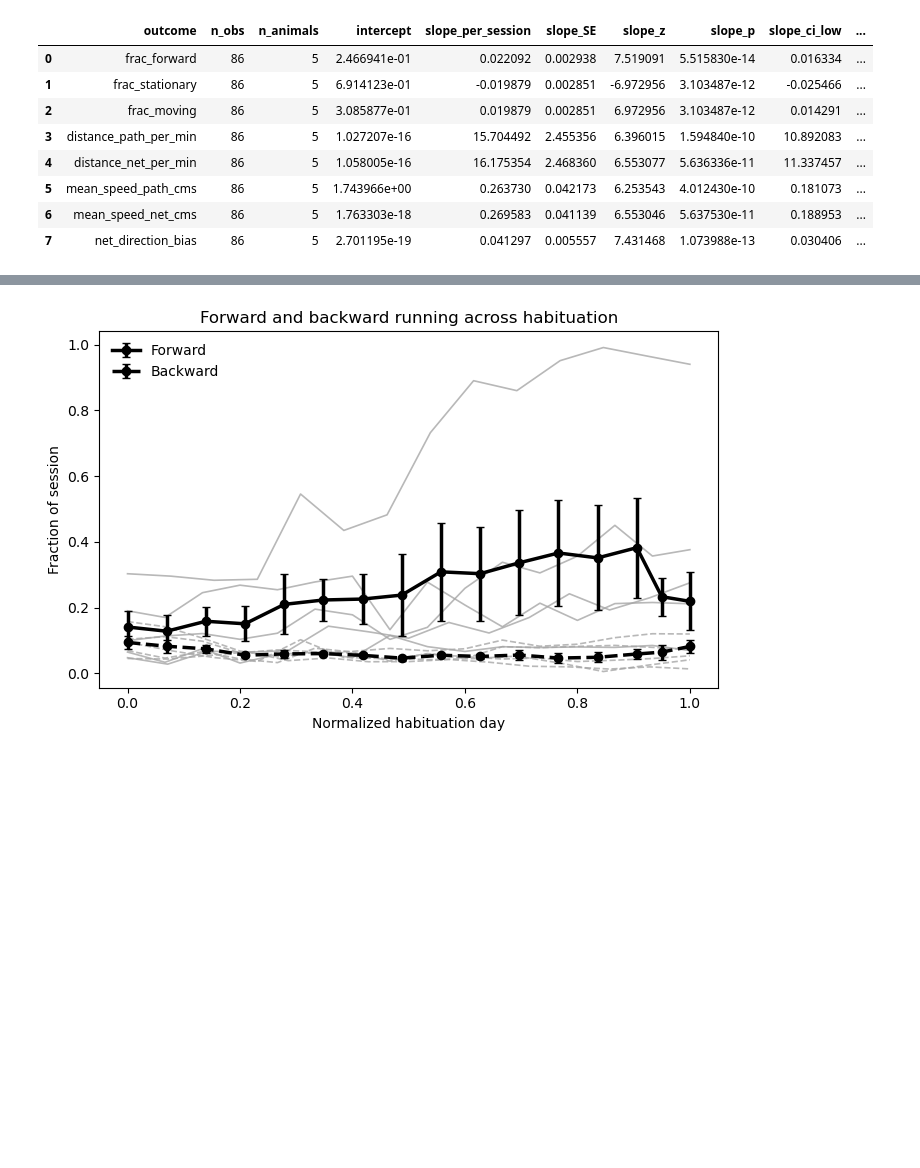
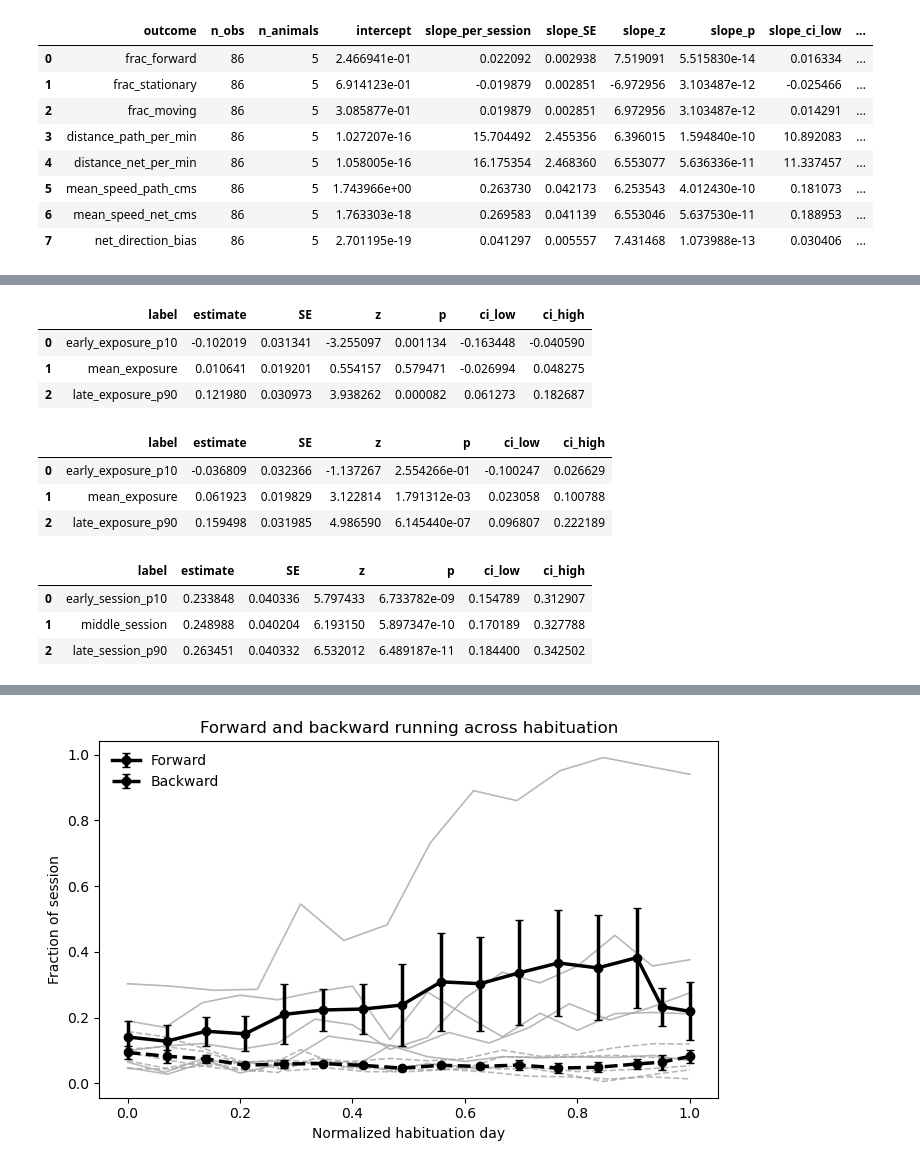
Before and after one commit to neuromomentumlab/Classical_Conditioning_Air_Wheel, a Jupyter notebook: Python/notebooks/habituation_analysis.ipynb, the cells around one changed output, grey strips where cells are left out. Saved outputs shown, nothing was run; the diff lists cells and outputs as text; code cells hidden in the pictures; blank space fills up the shorter version.

Commit message:
Habituation Analysis

```diff
--- a/Python/notebooks/habituation_analysis.ipynb
+++ b/Python/notebooks/habituation_analysis.ipynb
@@ -682,0 +757,22 @@ hab_lme_table
+# %%
+hab_sample_df = prepare_habituation_regular_sampling_df(
+    encoder_epoch_df,
+    outcome="frac_forward",
+    keep_overlap=True,
+)
+
+m_hab_sample_forward = smf.mixedlm(
+    "frac_forward ~ exposure_session_c * session_time_10m_c",
+    data=hab_sample_df,
+    groups=hab_sample_df["animal"],
+    re_formula="1",
+    vc_formula={
+        "animal_day": "0 + C(animal_day)"
+    }
+).fit(
+    reml=False,
+    method="lbfgs",
+    maxiter=1000,
+)
+
+print(m_hab_sample_forward.summary())
@@ -682,0 +928,37 @@ hab_lme_table
+# %%
+# Make sure this is the same dataframe used to fit the path-speed model
+hab_sample_df_path = prepare_habituation_regular_sampling_df(
+    encoder_epoch_df,
+    outcome="mean_speed_path_cms",
+    keep_overlap=True,
+)
+
+path_session_slopes = simple_session_time_slopes(
+    hab_sampling_models["mean_speed_path_cms"],
+    hab_sample_df_path,
+)
+
+path_session_slopes
+# %% [output]
+|  | label | estimate | SE | z | p | ci_low | ci_high |
+| 0 | early_exposure_p10 | -0.102019 | 0.031341 | -3.255097 | 0.001134 | -0.163448 | -0.040590 |
+| 1 | mean_exposure | 0.010641 | 0.019201 | 0.554157 | 0.579471 | -0.026994 | 0.048275 |
+| 2 | late_exposure_p90 | 0.121980 | 0.030973 | 3.938262 | 0.000082 | 0.061273 | 0.182687 |
+# %%
+hab_sample_df_net = prepare_habituation_regular_sampling_df(
+    encoder_epoch_df,
+    outcome="mean_speed_net_cms",
+    keep_overlap=True,
+)
+
+net_session_slopes = simple_session_time_slopes(
+    hab_sampling_models["mean_speed_net_cms"],
+    hab_sample_df_net,
+)
+
+net_session_slopes
+# %% [output]
+|  | label | estimate | SE | z | p | ci_low | ci_high |
+| 0 | early_exposure_p10 | -0.036809 | 0.032366 | -1.137267 | 2.554266e-01 | -0.100247 | 0.026629 |
+| 1 | mean_exposure | 0.061923 | 0.019829 | 3.122814 | 1.791312e-03 | 0.023058 | 0.100788 |
+| 2 | late_exposure_p90 | 0.159498 | 0.031985 | 4.986590 | 6.145440e-07 | 0.096807 | 0.222189 |
@@ -682,0 +1002,12 @@ hab_lme_table
+# %%
+path_exposure_slopes = simple_exposure_slopes(
+    hab_sampling_models["mean_speed_path_cms"],
+    hab_sample_df_path,
+)
+
+path_exposure_slopes
+# %% [output]
+|  | label | estimate | SE | z | p | ci_low | ci_high |
+| 0 | early_session_p10 | 0.233848 | 0.040336 | 5.797433 | 6.733782e-09 | 0.154789 | 0.312907 |
+| 1 | middle_session | 0.248988 | 0.040204 | 6.193150 | 5.897347e-10 | 0.170189 | 0.327788 |
+| 2 | late_session_p90 | 0.263451 | 0.040332 | 6.532012 | 6.489187e-11 | 0.184400 | 0.342502 |
```
Also changed, not shown: parts of 10 cells of this notebook, 1 other file.
